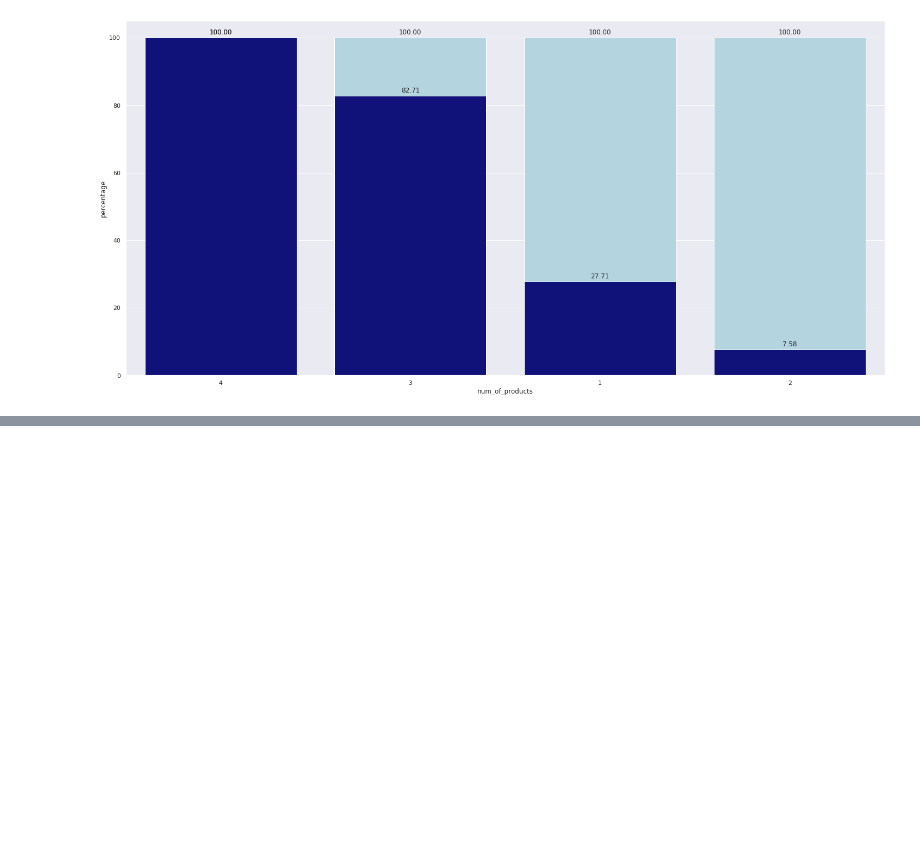
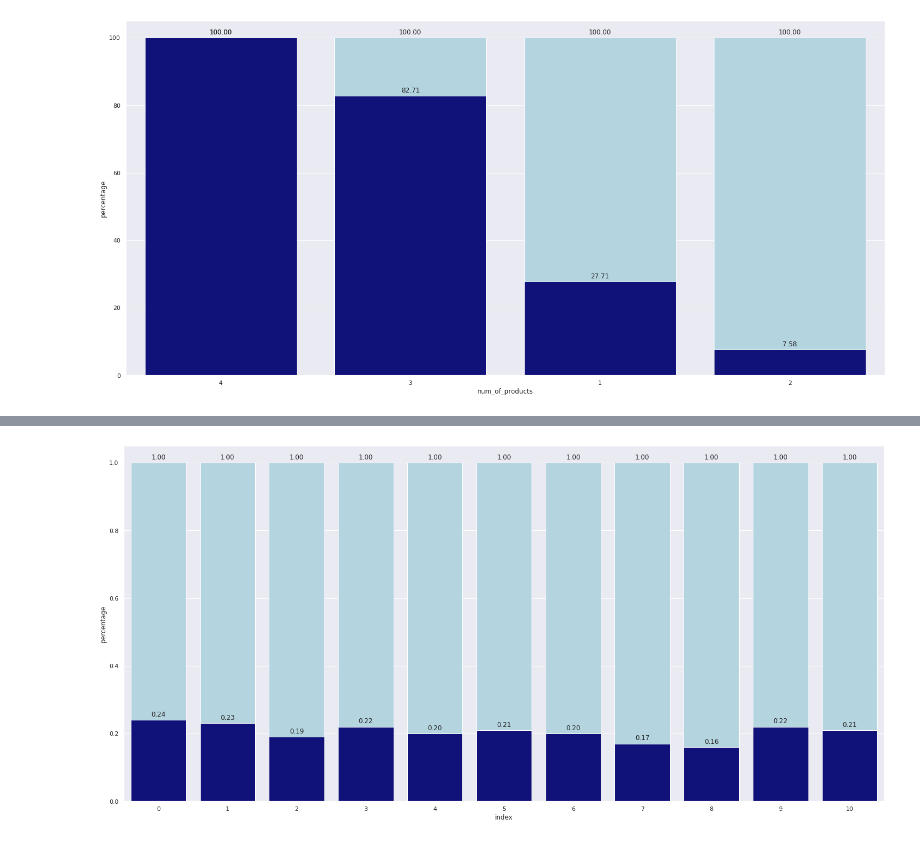
Before and after one commit to tadeucbm/churn_predict, a Jupyter notebook: notebooks/c1_churn_predict.ipynb, the cells around one changed output, grey strips where cells are left out. Cells and saved outputs as stored; diff of their text form; code cells hidden in the pictures; blank space fills up the shorter version.

```diff
--- a/notebooks/c1_churn_predict.ipynb
+++ b/notebooks/c1_churn_predict.ipynb
@@ -594,0 +581,13 @@ aux
+# %%
+# create aux -> crosstab
+aux = pd.crosstab(df3['exited'], [df3['has_cr_card'], df3['tenure']]).T
+aux['percentage'] = aux[1] / (aux[0] + aux[1])
+# %%
+# create aux_2
+aux_2 = aux.reset_index()
+aux_2 = aux_2.loc[aux_2['has_cr_card'] == 1, :].reset_index(drop=True)
+aux_2.index.name = 'index'
+aux_2.sort_values(by='percentage', inplace=True)
+# %%
+# create aux_3 dataframe
+aux_3 = pd.DataFrame({k:1 for k in range(0, 11)}, index=[0]).T.reset_index()
@@ -594,0 +603,14 @@ aux
+# %%
+# plot percentage bar of each number of products
+bar1 = sns.barplot(x=aux_3['index'], y=aux_3[0], color='lightblue')
+bar2 = sns.barplot(x=aux_2.index, y=round(aux_2['percentage'], 2), color='darkblue')
+
+
+# annot
+for p in bar2.patches:
+            bar2.annotate(format(p.get_height(), '.2f'),
+                          (p.get_x() + p.get_width() / 2., p.get_height()),
+                           ha = 'center', va = 'center', xytext = (0, 10),
+                           textcoords = 'offset points')
+# %% [output]
+[figure, added]
```
Also changed, not shown: parts of 39 cells of this notebook.
